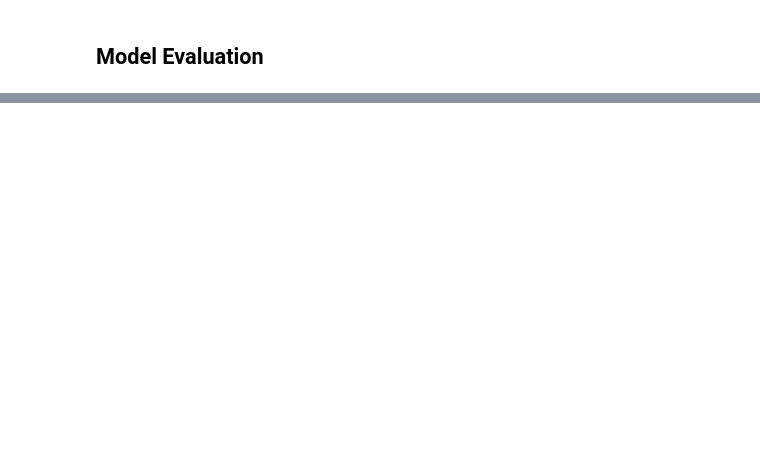
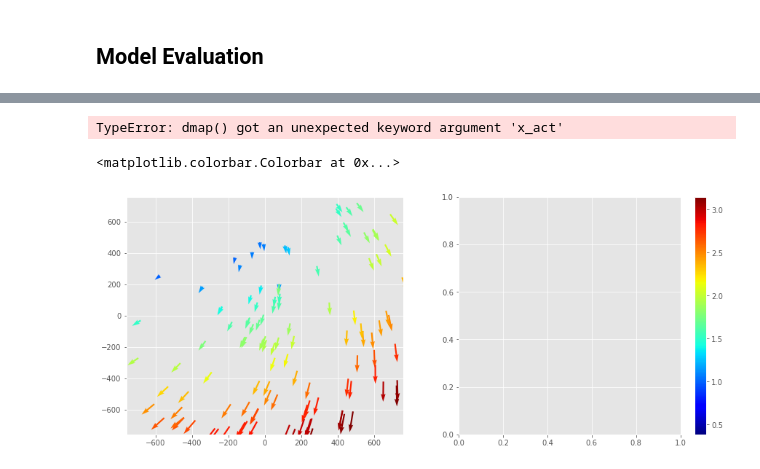
Before and after one commit to MuhammadVT/ECE5554_final_project, a Jupyter notebook: model_evaluation.ipynb, the cells around one changed output, grey strips where cells are left out. Saved outputs shown, nothing was run; the diff lists cells and outputs as text; code cells hidden in the pictures; blank space fills up the shorter version.

```diff
--- a/model_evaluation.ipynb
+++ b/model_evaluation.ipynb
@@ -49,0 +85,63 @@ RandomForestRegressor trained on 42 samples.
+# %%
+data = gen_stars()
+img_name = [camera + x for x in image_nums_test]
+#dmap(data, x_act='x_act_', y_act='y_act_', x_img='x_img_', y_img='y_img_', err_mag='err_mag_', img_list=img_name)
+# %% [output]
+TypeError: dmap() got an unexpected keyword argument 'x_act'
+# %%
+img_name_train = [camera + x for x in image_nums_train]
+img_name_test = [camera + x for x in image_nums_test]
+d_orig_train = gen_d_params(img_name_train)
+d_orig_test = gen_d_params(img_name_test)
+# %%
+#data = gen_stars()
+#img_name = [camera + x for x in image_nums_test][0]
+
+# need to move origin of all pixel coordinates to center of 1520x1520 grid
+offset = 759.5
+
+#x_act = data.loc[:, "x_act_" + img_name].as_matrix()
+#y_act = data.loc[:, "y_act_" + img_name].as_matrix()
+#x_img = data.loc[:, "x_img_" + img_name].as_matrix()
+#y_img = data.loc[:, "x_img_" + img_name].as_matrix()
+#mag = data.loc[:, "err_mag_" + img_name].as_matrix()
+
+x_act = d_orig_train["x_act"]
+y_act = d_orig_train["y_act"]
+x_img = d_orig_train["x_img"]
+y_img = d_orig_train["y_img"]
+mag = d_orig_train["mag"]
+
+x_, y_ = pol2cart(np.deg2rad(X_test[:,1]), X_test[:, 0])
+mag_ = X_test[:, 0]
+#x_img = x_img + x_
+#y_img = y_img + y_
+#mag = mag + mag_
+
+#x_img = [x_img[i] + x_[i] for i in range(len(x_))]
+#y_img = [y_img[i] + y_[i] for i in range(len(y_))]
+#mag = [mag[i] + mag_[i] for i in range(len(x_))]
+
+v_err_x = ((x_act-offset)-(x_img-offset)).tolist()
+v_err_y = ((y_act-offset)-(y_img-offset)).tolist()
+v_err_loc_x = (x_img-offset).tolist()
+v_err_loc_y = (y_img-offset).tolist()
+
+#set colors of vectors to represent the relative magnitude of the error
+v_colors = mag.tolist()
+for i in range(len(v_colors)):
+    if np.isnan(v_colors[i]) == True:
+        v_colors[i] = 0.0
+norm = Normalize()
+norm.autoscale(v_colors)
+colormap = cm.jet
+sm = cm.ScalarMappable(cmap=colormap, norm=norm)
+sm.set_array([])
+fig, axes = plt.subplots(1,2, figsize=(15, 6))
+axes[0].quiver(v_err_loc_x,v_err_loc_y,v_err_x,v_err_y, color=colormap(norm(v_colors)))
+axes[0].set_xlim((-759.5,759.5))
+axes[0].set_ylim((-759.5,759.5))
+plt.colorbar(sm)
+# %% [output]
+<matplotlib.colorbar.Colorbar at 0x...>
+[figure, added]
```
Also changed, not shown: parts of 6 cells of this notebook, 2 other files.
